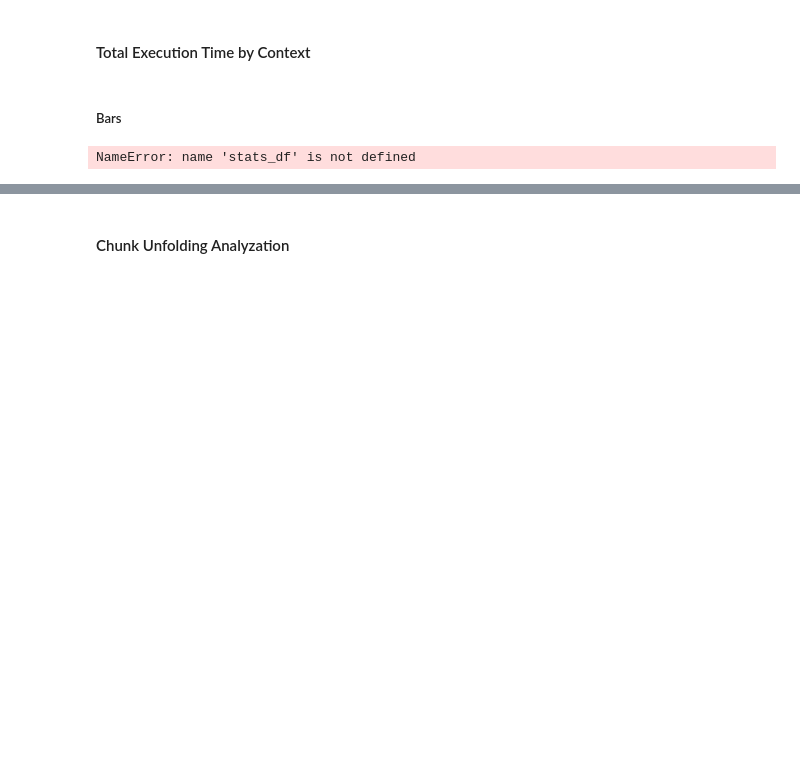
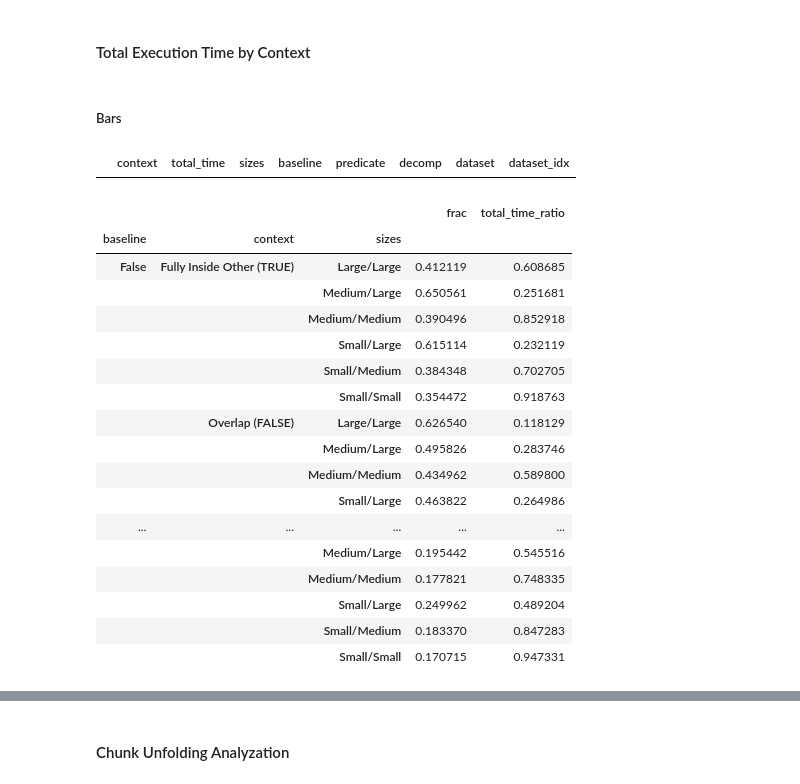
Before and after one commit to SimonErlandsson/Operable-Maps-Compression, a Jupyter notebook: Intersection_Statistics.ipynb, the cells around one changed output, grey strips where cells are left out. Saved outputs shown, nothing was run; the diff lists cells and outputs as text; code cells hidden in the pictures; blank space fills up the shorter version.

```diff
--- a/Intersection_Statistics.ipynb
+++ b/Intersection_Statistics.ipynb
@@ -447,22 +449,22 @@ KeyboardInterrupt:
 ##### Bars
 # %%
 def plot_total_time_bars_relative(df, is_predicate=False, size_cat_excl=[], log_scale=True):
-    df = df[(df['predicate'] == is_predicate)] #(df['sizes'].isin(["Small/Small", "Medium/Medium", "Large/Large"]))]
-
-    df = df.groupby(['context', 'baseline', 'sizes']).mean()
-    df.reset_index(inplace=True)
+    display(df[(df['predicate'] == True)])
+    df = df[(df['predicate'] == False)] #(df['sizes'].isin(["Small/Small", "Medium/Medium", "Large/Large"]))]
+    #df.reset_index(inplace=True)
     baseline_df = df[df['baseline']]
     not_baseline_df = df[~df['baseline']]
-    baseline_df.sort_values(by=['context', 'sizes'])
-    not_baseline_df.sort_values(by=['context', 'sizes'])
+
+    baseline_df.sort_values(by=['dataset', 'dataset_idx'])
+    not_baseline_df.sort_values(by=['dataset', 'dataset_idx'])
     not_baseline_df['total_time_ratio'] = not_baseline_df['total_time'].values / baseline_df['total_time'].values
     df = not_baseline_df
-
-
-
-    df.loc[~df['baseline'], 'decomp_ratio'] = df.loc[~df['baseline'], 'total_time_ratio'] *  df.loc[~df['baseline'], 'decomp'] / df.loc[~df['baseline'], 'total_time']
-    df['total_time_ratio'] = df.loc[~df['baseline'], 'total_time_ratio'] - df.loc[~df['baseline'], 'decomp_ratio']
-    df = df[df['baseline'] == False]
+    df['frac'] =(df["decomp"].div(df.total_time, axis=0))
+    df = df.groupby(["baseline", "context", "sizes"])[['frac','total_time_ratio']].mean()
+    display(df)
+    df.reset_index(inplace=True)
+    df['decomp_ratio'] = (df["frac"].mul(df.total_time_ratio, axis=0))
+    df['intersection_ratio'] = (df["total_time_ratio"].sub(df.decomp_ratio, axis=0))
     intersection_formatting = "Intersection" if not is_predicate else "Is_Intersection"
     df = pd.concat([df] * 2, ignore_index=True)
 
@@ -470,7 +472,7 @@ def plot_total_time_bars_relative(df, is_predicate=False, size_cat_excl=[], log_
     new_column_values.extend((["Intersection"] * (len(df) // 2)))
 
     df['Stage'] = new_column_values
-    df['time'] = df.apply(lambda x: x['decomp_ratio'] * 100 if x["Stage"] == "Decompression" else x['total_time_ratio'] * 100, axis=1)
+    df['time'] = df.apply(lambda x: x['decomp_ratio'] * 100 if x["Stage"] == "Decompression" else x['intersection_ratio'] * 100, axis=1)
     df = df[['time', 'context', 'sizes', 'Stage']]
     fig = px.bar(df,
                        x="context",
@@ -514,7 +516,7 @@ def plot_total_time_bars_relative(df, is_predicate=False, size_cat_excl=[], log_
                             font=dict(size=16),
                         ),
                         title=dict(
-                            text=f'Relative Mean Execution Time for Intersection in Different Contexts',
+                            text=f'Mean Relative Execution Time for Intersection in Different Contexts',
 
                             font=dict(size=22)
                             )
@@ -527,10 +529,28 @@ def plot_total_time_bars_relative(df, is_predicate=False, size_cat_excl=[], log_
 
     fig.show()
 # %%
-total_time_df = stats_df[['context', 'total_time', 'sizes', 'baseline', 'predicate', 'decomp']]
+total_time_df = stats_df[['context', 'total_time', 'sizes', 'baseline', 'predicate', 'decomp', 'dataset', 'dataset_idx']]
 plot_total_time_bars_relative(total_time_df, is_predicate=False, size_cat_excl=[], log_scale=False) #
 # %% [output]
-NameError: name 'stats_df' is not defined
+|  | context | total_time | sizes | baseline | predicate | decomp | dataset | dataset_idx |
+|  |  |  | frac | total_time_ratio |
+| baseline | context | sizes |  |  |
+| False | Fully Inside Other (TRUE) | Large/Large | 0.412119 | 0.608685 |
+|  |  | Medium/Large | 0.650561 | 0.251681 |
+|  |  | Medium/Medium | 0.390496 | 0.852918 |
+|  |  | Small/Large | 0.615114 | 0.232119 |
+|  |  | Small/Medium | 0.384348 | 0.702705 |
+|  |  | Small/Small | 0.354472 | 0.918763 |
+|  | Overlap (FALSE) | Large/Large | 0.626540 | 0.118129 |
+|  |  | Medium/Large | 0.495826 | 0.283746 |
+|  |  | Medium/Medium | 0.434962 | 0.589800 |
+|  |  | Small/Large | 0.463822 | 0.264986 |
+| ... | ... | ... | ... | ... |
+|  |  | Medium/Large | 0.195442 | 0.545516 |
+|  |  | Medium/Medium | 0.177821 | 0.748335 |
+|  |  | Small/Large | 0.249962 | 0.489204 |
+|  |  | Small/Medium | 0.183370 | 0.847283 |
+|  |  | Small/Small | 0.170715 | 0.947331 |
 # %%
 def plot_total_time_bars(df, is_predicate=False, size_cat_excl=[], log_scale=True):
     df = df[(df['predicate'] == is_predicate)] #(df['sizes'].isin(["Small/Small", "Medium/Medium", "Large/Large"]))]
```
Also changed, not shown: parts of 9 cells of this notebook.
